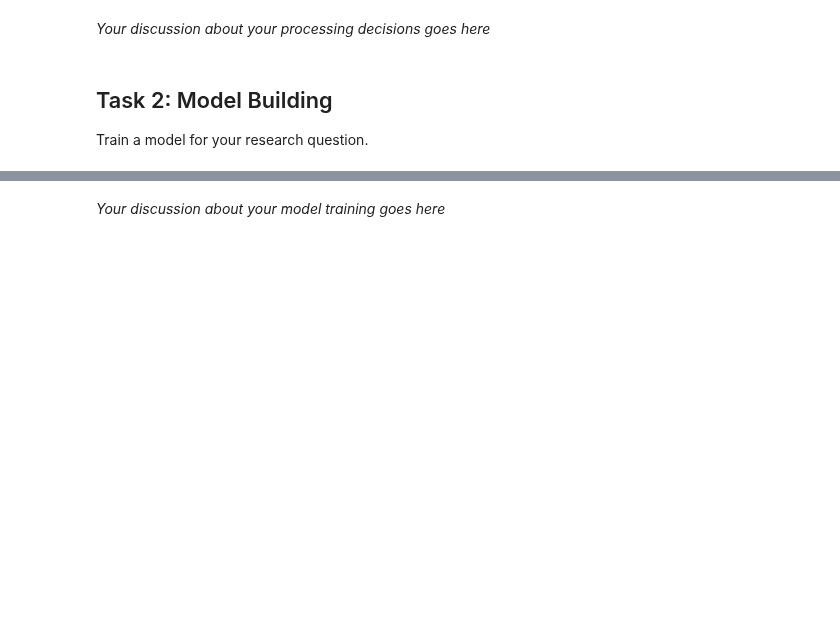
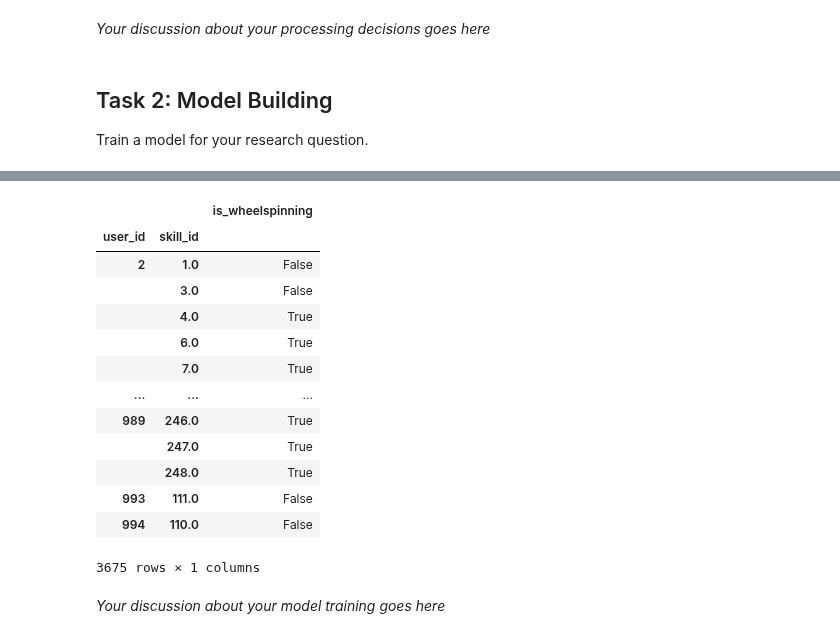
Before and after one commit to odudler/mlbd2023, a Jupyter notebook: m4_calcularis_report.ipynb, the cells around one changed output, grey strips where cells are left out. Saved outputs shown, nothing was run; the diff lists cells and outputs as text; code cells hidden in the pictures; blank space fills up the shorter version.

```diff
--- a/m4_calcularis_report.ipynb
+++ b/m4_calcularis_report.ipynb
@@ -359,3 +391,20 @@ for po in range(2, PO_CUTOFF):
+# %%
+label_df
+# %% [output]
+|  |  | is_wheelspinning |
+| user_id | skill_id |  |
+| 2 | 1.0 | False |
+|  | 3.0 | False |
+|  | 4.0 | True |
+|  | 6.0 | True |
+|  | 7.0 | True |
+| ... | ... | ... |
+| 989 | 246.0 | True |
+|  | 247.0 | True |
+|  | 248.0 | True |
+| 993 | 111.0 | False |
+| 994 | 110.0 | False |
+3675 rows × 1 columns
 # %% [markdown]
 *Your discussion about your model training goes here*
 # %% [markdown]
```
Also changed, not shown: parts of 7 cells of this notebook.
